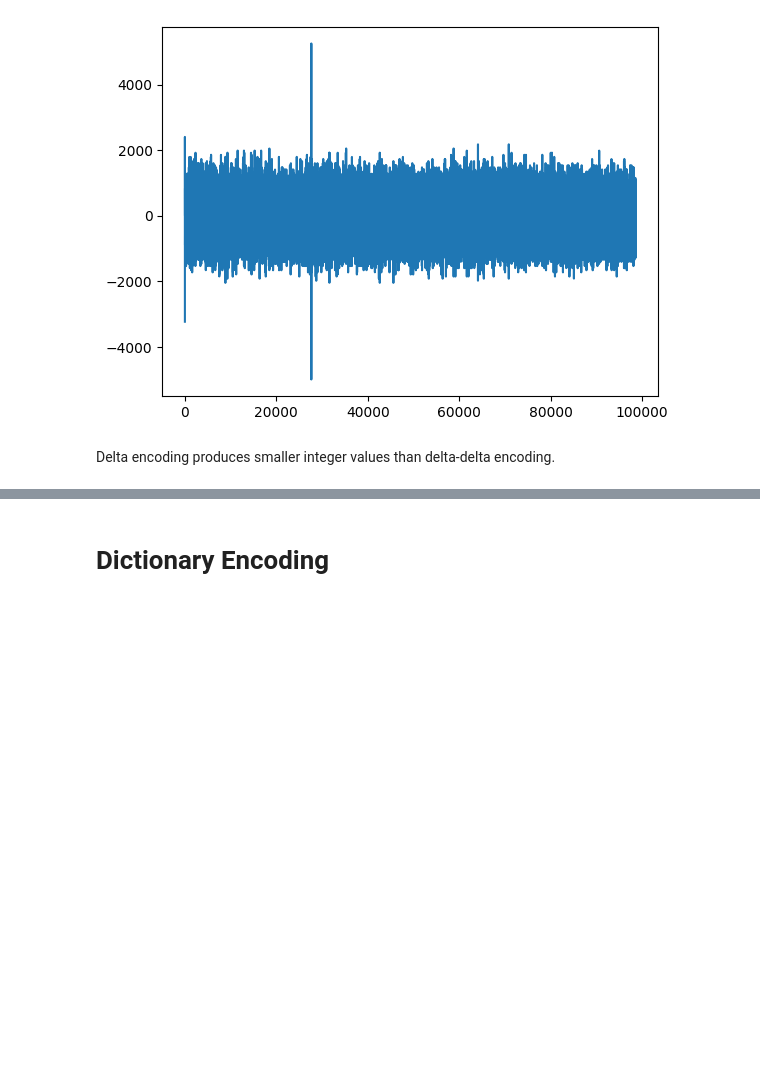
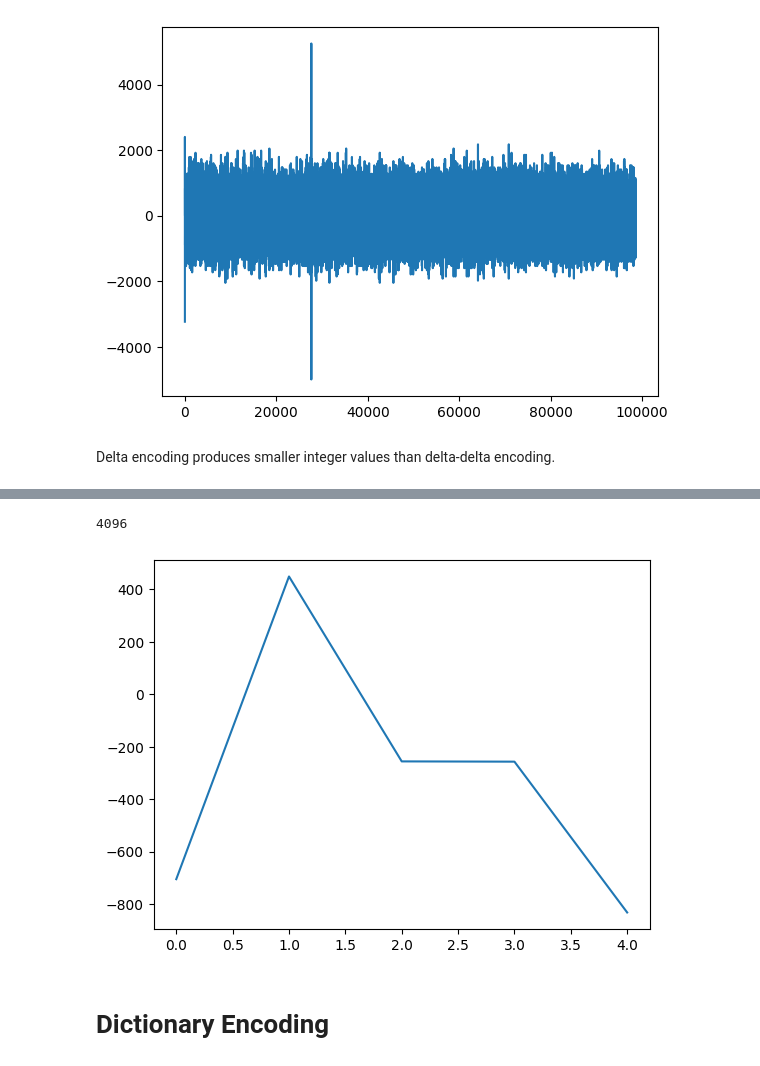
Before and after one commit to mr-brobot/compression, a Jupyter notebook: nbs/analysis.ipynb, the cells around one changed output, grey strips where cells are left out. Drawn from its saved outputs; the diff is of its cells as text; code cells hidden in the pictures; blank space fills up the shorter version.

```diff
--- a/nbs/analysis.ipynb
+++ b/nbs/analysis.ipynb
@@ -188,0 +196,7 @@ Delta encoding produces smaller integer values than delta-delta encoding.
+# %%
+b = 410
+plt.plot(deltas[b:b+5]);
+2**12
+# %% [output]
+4096
+[figure, added]
```
Also changed, not shown: parts of 27 cells of this notebook.
